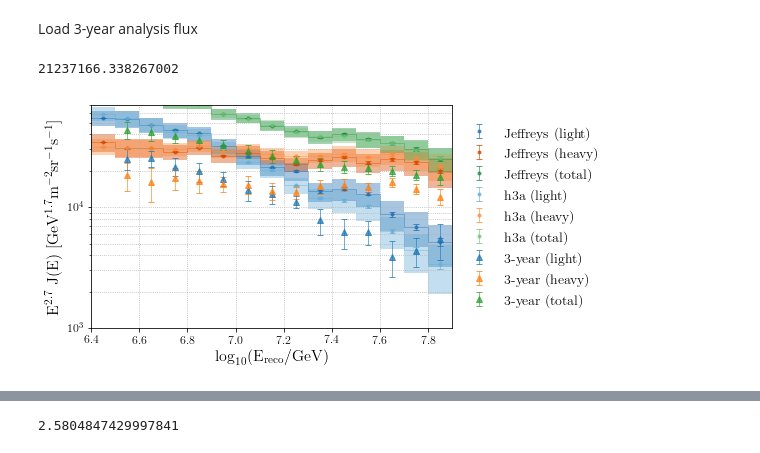
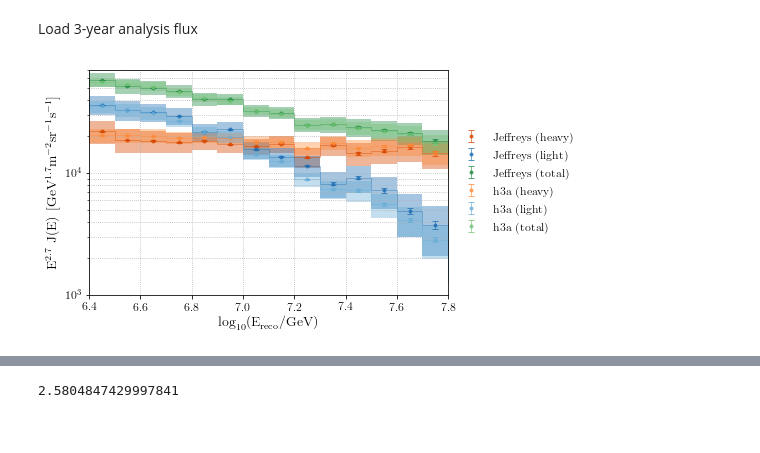
Before and after one commit to jrbourbeau/cr-composition, a Jupyter notebook: notebooks/spectrum-analysis.ipynb, the cells around one changed output, grey strips where cells are left out. Drawn from its saved outputs; the diff is of its cells as text; code cells hidden in the pictures.

```diff
--- a/notebooks/spectrum-analysis.ipynb
+++ b/notebooks/spectrum-analysis.ipynb
@@ -63,0 +58,4 @@ comp_list = ['light', 'heavy'] if comp_class else ['P', 'He', 'O', 'Fe']
+# %%
+config = 'IC86.2012'
+num_groups = 2
+comp_list = comp.get_comp_list(num_groups=num_groups)
@@ -77,5 +79,5 @@ energybins = comp.analysis.get_energybins()
 2. Extract desired features from dataframe
 3. Get separate testing and training datasets
 # %%
-df_sim_train, df_sim_test = comp.load_sim(config='IC86.2012')
+df_sim_train, df_sim_test = comp.load_sim(config=config)
 feature_list, feature_labels = comp.analysis.get_training_features()
@@ -378,8 +308,8 @@ plt.show()
 # %% [markdown]
 ## Plot unfolded flux at each iteration
 # %%
-# model_name = 'Jeffreys'
-model_name = 'h3a'
+model_name = 'Jeffreys'
+# model_name = 'h3a'
 # model_name = 'Hoerandel5'
 ks_pval_str = 'ks-0p01'
 # %%
@@ -507,15 +443,6 @@ flux_data_3yr['heavy_err_up'] = np.sqrt(flux_data_3yr['O_err_up']**2 + flux_data
 flux_data_3yr['total_flux'] = flux_data_3yr['light_flux'] + flux_data_3yr['heavy_flux']
 flux_data_3yr['total_err_down'] = np.sqrt(flux_data_3yr['light_err_down']**2 + flux_data_3yr['heavy_err_down']**2)
 flux_data_3yr['total_err_up'] = np.sqrt(flux_data_3yr['light_err_up']**2 + flux_data_3yr['heavy_err_up']**2)
-# %%
-# eff_area_path = os.path.join(comp.paths.comp_data_dir, 'unfolding',
-#                         'effective_area_fit.hdf')
-# df_eff_area = pd.read_hdf(eff_area_path)
-# norm = np.max([df_eff_area['eff_area_median_{}'.format(composition)].sum() for composition in comp_list])
-norm = np.pi * (2600.0**2)
-norm
-# %% [output]
-21237166.338267002
 # %%
 fig, ax = plt.subplots()
 color_dict_model = {}
@@ -526,37 +453,32 @@ for idx_model, model_name in enumerate(model_names):
 
     df_file = os.path.join(comp.paths.project_root,
                            'unfolding/unfolded_output/pyunfold_output_{}.hdf'.format(ks_pval_str))
-#     df_file = os.path.join(comp.paths.project_root, 'unfolding/pyunfold_output.hdf')
-    df_unfolding = pd.read_hdf(df_file, model_name, mode='r')
     df_unfolding = pd.read_hdf(df_file, model_name, mode='r')
     df_final_iter = df_unfolding.iloc[-1]
 
-    counts = {}
-    counts['light'] = df_final_iter['n_c'][::2]
-    counts['heavy'] = df_final_iter['n_c'][1::2]
+    counts, counts_sys_err, counts_stat_err = {}, {}, {}
+    for idx, composition in enumerate(comp_list):
+        counts[composition] = df_final_iter['n_c'][idx::2]
+        counts_sys_err[composition] = df_final_iter['sys_err'][idx::2]
+        counts_stat_err[composition] = df_final_iter['stat_err'][idx::2]
+
     counts['total'] = counts['light'] + counts['heavy']
-
-    counts_sys_err = {}
-    counts_sys_err['light'] = df_final_iter['sys_err'][::2]
-    counts_sys_err['heavy'] = df_final_iter['sys_err'][1::2]
     counts_sys_err['total'] = np.sqrt(counts_sys_err['light']**2 + counts_sys_err['heavy']**2)
-
-    counts_stat_err = {}
-    counts_stat_err['light'] = df_final_iter['stat_err'][::2]
-    counts_stat_err['heavy'] = df_final_iter['stat_err'][1::2]
     counts_stat_err['total'] = np.sqrt(counts_stat_err['light']**2 + counts_stat_err['heavy']**2)
 
     for composition in comp_list + ['total']:
         flux, flux_err_sys = comp.analysis.get_flux(counts[composition], counts_sys_err[composition],
                                                      energybins=energybins.energy_bins,
 #                                                      eff_area=thrown_area*1,
-                                                     eff_area=thrown_area*geom_factor,
+                                                     eff_area=np.full_like(thrown_area, np.pi*2600**2),
+#                                                      eff_area=thrown_area*geom_factor,
                                                      livetime=livetime, livetime_err=livetime_err,
                                                      solid_angle=solid_angle)
         flux, flux_err_stat = comp.analysis.get_flux(counts[composition], counts_stat_err[composition],
                                                      energybins=energybins.energy_bins,
 #                                                      eff_area=thrown_area*1,
-                                                     eff_area=thrown_area*geom_factor,
+                                                     eff_area=np.full_like(thrown_area, np.pi*2600**2),
+#                                                      eff_area=thrown_area*geom_factor,
                                                      livetime=livetime, livetime_err=livetime_err,
                                                      solid_angle=solid_angle)
 
@@ -566,51 +488,39 @@ for idx_model, model_name in enumerate(model_names):
         ax.errorbar(energybins.log_energy_midpoints, flux, yerr=flux_err_stat,
                     color=color_dict_model[composition][idx_model], ls='None', marker='.',
                     label=model_name + ' ({})'.format(composition), alpha=0.75)
 
-# # Add
-# for composition in comp_list:
-#     flux, flux_err = comp.analysis.get_flux(df_counts['counts_obs_' + composition],
-#                                                  df_counts['counts_obs_err_' + composition],
-#                                                  energybins=energybins.energy_bins,
-#                                                  eff_area=thrown_area*efficiencies[composition]*geom_factor,
-#                                                  eff_area_err=thrown_area*efficiencies_err[composition]*geom_factor,
-#                                                  livetime=livetime, livetime_err=livetime_err,
-#                                                  solid_angle=solid_angle)
-#     ax.errorbar(energybins.log_energy_midpoints, flux, yerr=flux_err,
-#                 color=color_dict[composition], ls='None', marker='^',
-#                 label=composition, alpha=0.75)
 
+# # Add 3-year composition analysis flux for comparison
+# for composition in comp_list + ['total']:
+#     ax.errorbar(flux_data_3yr['log_energy_midpoints'], flux_data_3yr['{}_flux'.format(composition)],
+#                 yerr=[flux_data_3yr['{}_err_down'.format(composition)], flux_data_3yr['{}_err_up'.format(composition)]],
+#                 ls='None', marker='^', color=color_dict[composition],
+#                 label='3-year ({})'.format(composition), alpha=0.75)
 
-# Add 3-year composition analysis flux for comparison
-for composition in comp_list + ['total']:
-    ax.errorbar(flux_data_3yr['log_energy_midpoints'], flux_data_3yr['{}_flux'.format(composition)],
-                yerr=[flux_data_3yr['{}_err_down'.format(composition)], flux_data_3yr['{}_err_up'.format(composition)]],
-                ls='None', marker='^',
-                label='3-year ({})'.format(composition), alpha=0.75)
 
 ax.set_yscale("log", nonposy='clip')
 ax.set_xlabel('$\mathrm{\log_{10}(E_{reco}/GeV)}$')
 ax.set_ylabel('$\mathrm{ E^{2.7} \ J(E) \ [GeV^{1.7} m^{-2} sr^{-1} s^{-1}]}$')
 
 stopping_cond_str = 'Stopping condition: KS p-val $< {}$'.format('0.{}'.format(ks_pval_str.split('p')[-1]))
 bbox_props = dict(boxstyle='round', ec='gray', lw=0.8, fc='white', alpha=0.5)
 # ax.text(6.5, 2.3e3, stopping_cond_str, bbox=bbox_props)
 
-ax.set_xlim(6.4, 7.9)
+ax.set_xlim(6.4, 7.8)
 # ax.set_xlim([energybins.log_energy_min, energybins.log_energy_max])
 # ax.set_ylim(10**2)
 ax.set_ylim([1e3, 7e4])
 ax.grid(linestyle='dotted', which="both")
 # ax.legend()
 ax.legend(loc='center left', bbox_to_anchor=(1, 0.5), frameon=False)
 # leg = plt.legend(loc='upper center', frameon=False,
 #           bbox_to_anchor=(0.5,  # horizontal
 #                           1.15),# vertical
 #           ncol=len(comp_list)+1, fancybox=False)
 iter_unfold_outfile = os.path.join(comp.paths.figures_dir, 'unfolding', 'iter-bayesian',
                                    'final_flux_comparison_{}_efficiencies.png'.format(ks_pval_str))
 comp.check_output_dir(iter_unfold_outfile)
-# plt.savefig(iter_unfold_outfile)
+plt.savefig(iter_unfold_outfile)
 plt.show()
 # %% [output]
-[figure, old version]
+[figure, new version]
```
Also changed, not shown: parts of 27 cells of this notebook, 14 other files.
